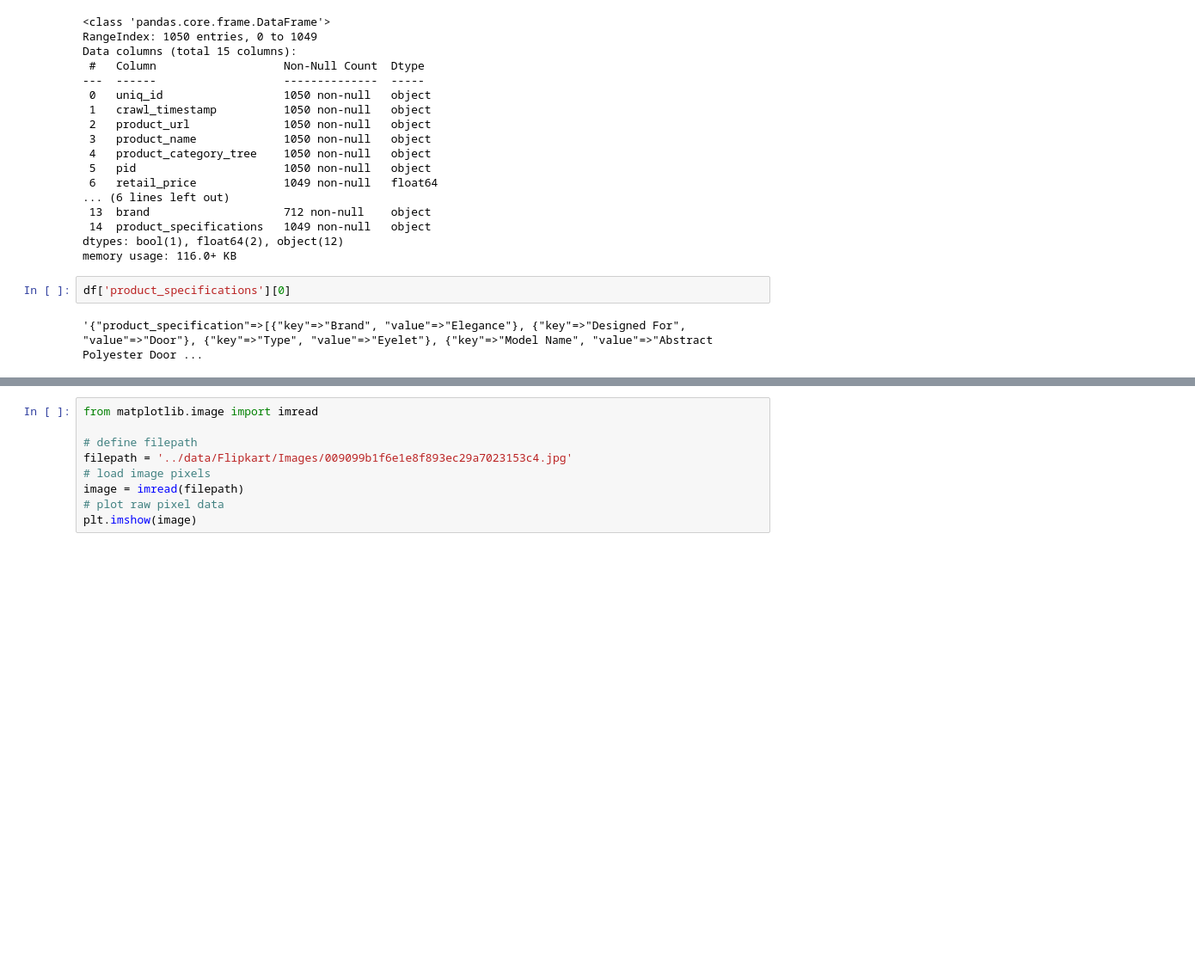
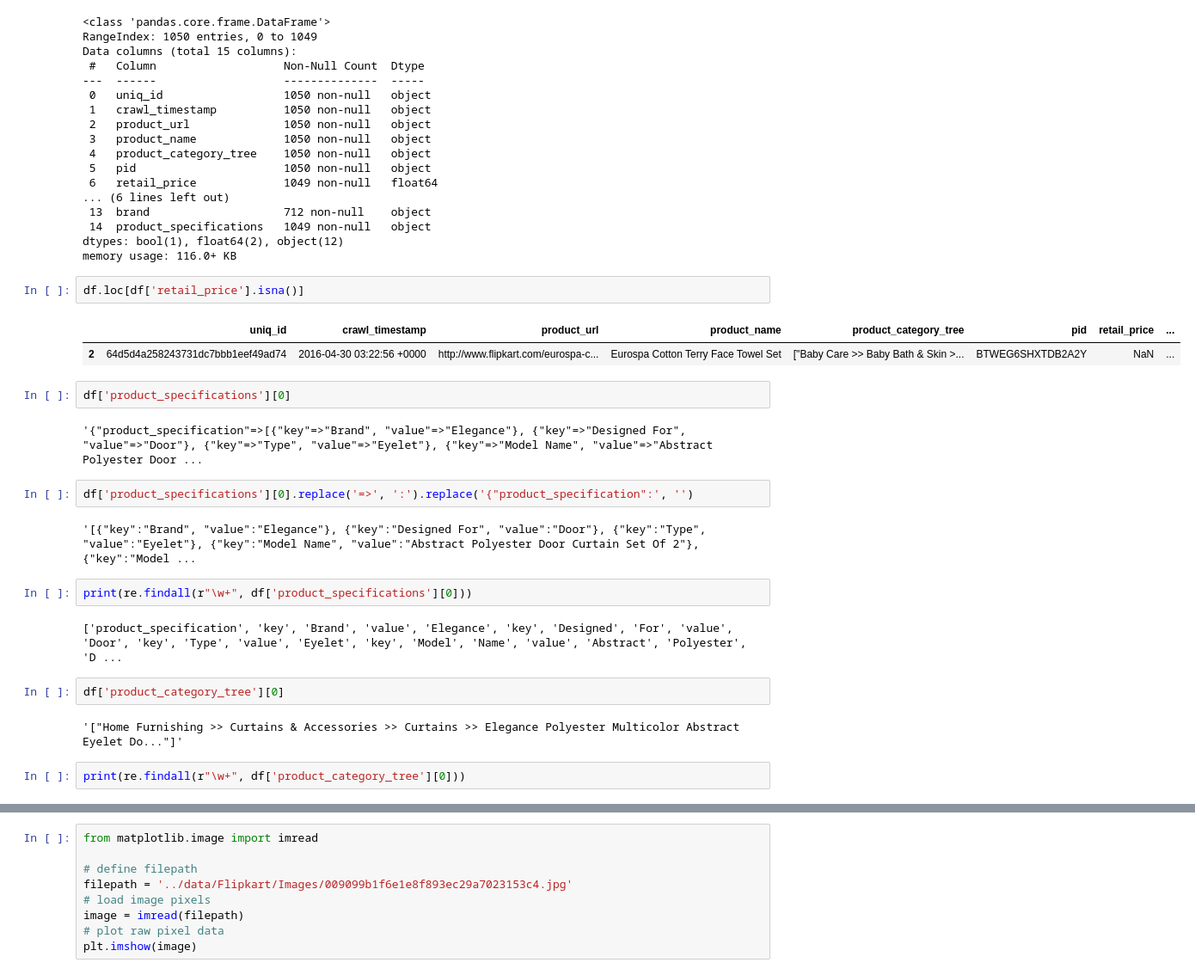
Before and after one commit to LucileRb/classification_auto_consommation, a Jupyter notebook: Explo_data.ipynb, the cells around one changed output, grey strips where cells are left out. Shown at 86% size. Saved outputs shown, nothing was run; the diff lists cells and outputs as text; blank space fills up the shorter version.

```diff
--- a/Explo_data.ipynb
+++ b/Explo_data.ipynb
@@ -60,7 +89,26 @@ Data columns (total 15 columns):
  14  product_specifications   1049 non-null   object
 dtypes: bool(1), float64(2), object(12)
 memory usage: 116.0+ KB
+# %%
+df.loc[df['retail_price'].isna()]
+# %% [output]
+|  | uniq_id | crawl_timestamp | product_url | product_name | product_category_tree | pid | retail_price | ... |
+| 2 | 64d5d4a258243731dc7bbb1eef49ad74 | 2016-04-30 03:22:56 +0000 | http://www.flipkart.com/eurospa-c... | Eurospa Cotton Terry Face Towel Set | ["Baby Care >> Baby Bath & Skin >... | BTWEG6SHXTDB2A2Y | NaN | ... |
 # %%
 df['product_specifications'][0]
 # %% [output]
 '{"product_specification"=>[{"key"=>"Brand", "value"=>"Elegance"}, {"key"=>"Designed For", "value"=>"Door"}, {"key"=>"Type", "value"=>"Eyelet"}, {"key"=>"Model Name", "value"=>"Abstract Polyester Door ...
+# %%
+df['product_specifications'][0].replace('=>', ':').replace('{"product_specification":', '')
+# %% [output]
+'[{"key":"Brand", "value":"Elegance"}, {"key":"Designed For", "value":"Door"}, {"key":"Type", "value":"Eyelet"}, {"key":"Model Name", "value":"Abstract Polyester Door Curtain Set Of 2"}, {"key":"Model ...
+# %%
+print(re.findall(r"\w+", df['product_specifications'][0]))
+# %% [output]
+['product_specification', 'key', 'Brand', 'value', 'Elegance', 'key', 'Designed', 'For', 'value', 'Door', 'key', 'Type', 'value', 'Eyelet', 'key', 'Model', 'Name', 'value', 'Abstract', 'Polyester', 'D ...
+# %%
+df['product_category_tree'][0]
+# %% [output]
+'["Home Furnishing >> Curtains & Accessories >> Curtains >> Elegance Polyester Multicolor Abstract Eyelet Do..."]'
+# %%
+print(re.findall(r"\w+", df['product_category_tree'][0]))
```
Also changed, not shown: parts of 6 cells of this notebook.
